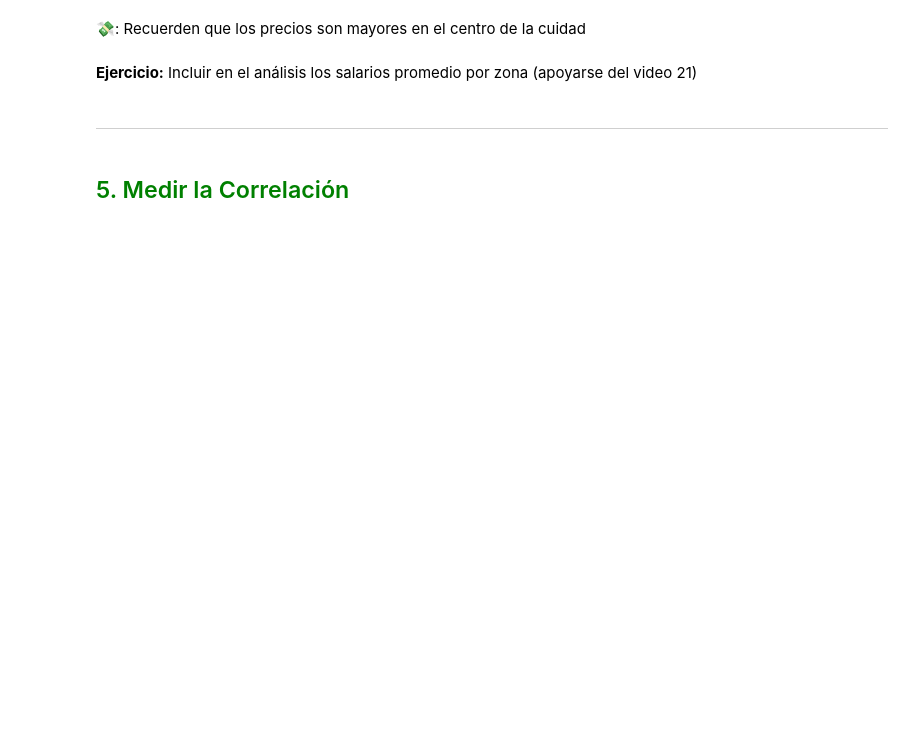
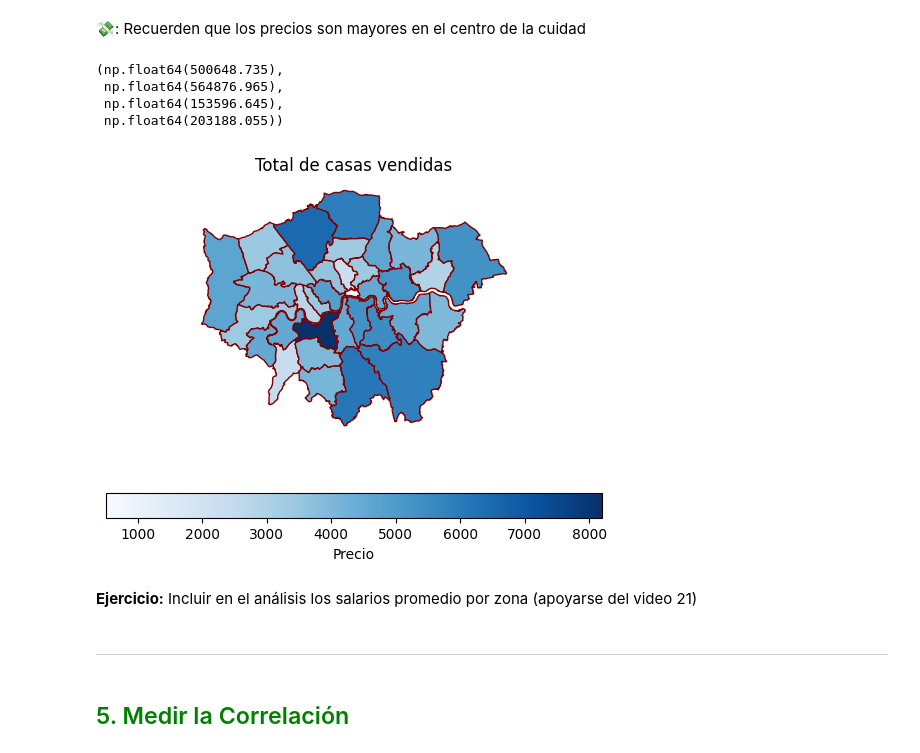
Before and after one commit to antonio16rms/6IV8_RamosRosasAntonio_AD, a Jupyter notebook: Machine Learning python Archivos de Trabajo para el curso y Manual/Capítulo 2-Proyecto End-to-End/Cap2_plantilla.ipynb, the cells around one changed output. Saved outputs shown, nothing was run; the diff lists cells and outputs as text; code cells hidden in the pictures; blank space fills up the shorter version.

```diff
--- a/Machine Learning python Archivos de Trabajo para el curso y Manual/Capítulo 2-Proyecto End-to-End/Cap2_plantilla.ipynb
+++ b/Machine Learning python Archivos de Trabajo para el curso y Manual/Capítulo 2-Proyecto End-to-End/Cap2_plantilla.ipynb
@@ -283,6 +316,16 @@ plt.show()
 💸: Recuerden que los precios son mayores en el centro de la cuidad
 # %%
 #Graficar ahora el total de las casa vendidas (utilizar el código anterior para no repetir)
+plt = londres_map.plot(column = 'houses_sold', cmap = 'Blues', edgecolor = 'maroon',
+               legend = True, legend_kwds = {'label': 'Precio', 'orientation' : 'horizontal'})
+plt.set_title('Total de casas vendidas')
+plt.axis('off')
+# %% [output]
+(np.float64(500648.735),
+ np.float64(564876.965),
+ np.float64(153596.645),
+ np.float64(203188.055))
+[figure, added]
 # %% [markdown]
 **Ejercicio:** Incluir en el análisis los salarios promedio por zona (apoyarse del video 21)
 # %% [markdown]
```
Also changed, not shown: parts of 14 cells of this notebook.
